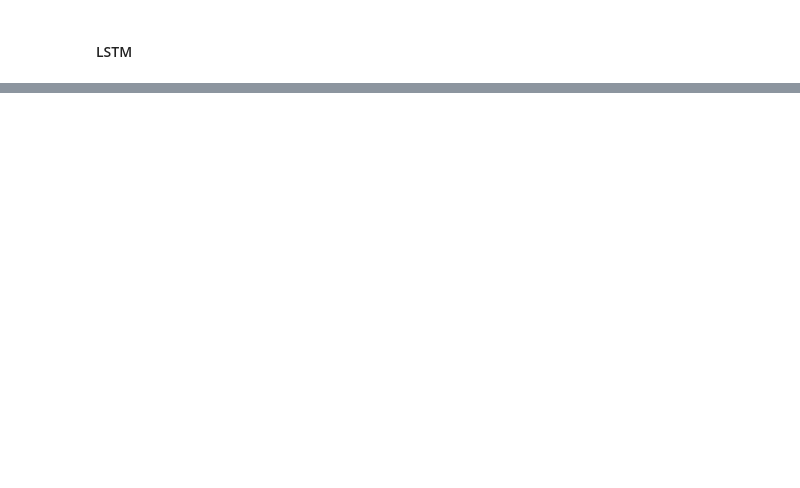
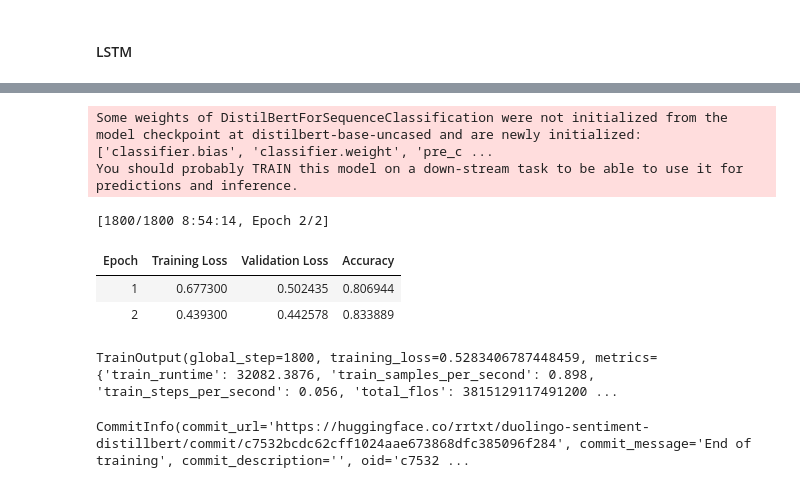
Before and after one commit to rrtxt/Dicoding-Sentiment-Analysis, a Jupyter notebook: model.ipynb, the cells around one changed output, grey strips where cells are left out. Drawn from its saved outputs; the diff is of its cells as text; code cells hidden in the pictures; blank space fills up the shorter version.

```diff
--- a/model.ipynb
+++ b/model.ipynb
@@ -609,0 +842,3 @@ Test Accuracy: 0.8669
+# %%
+id2label = {0: "negative", 1: "neutral", 2: "positive"}
+label2id = {"negative": 0, "neutral": 1, "positive": 2}
@@ -609,0 +855,14 @@ Test Accuracy: 0.8669
+# %%
+from datasets import Dataset
+
+# Combine text and label
+train_data = Dataset.from_dict({"text": x_train, "label": y_train})
+test_data = Dataset.from_dict({"text": x_test, "label": y_test})
+
+# Tokenize
+tokenized_train = train_data.map(lambda x: tokenizer(x["text"], padding="max_length", truncation=True), batched=True)
+tokenized_test = test_data.map(lambda x: tokenizer(x["text"], padding="max_length", truncation=True), batched=True)
+
+# Set format for PyTorch
+tokenized_train.set_format("torch", columns=["input_ids", "attention_mask", "label"])
+tokenized_test.set_format("torch", columns=["input_ids", "attention_mask", "label"])
@@ -609,0 +881,44 @@ Test Accuracy: 0.8669
+# %%
+model = AutoModelForSequenceClassification.from_pretrained(
+    "distilbert-base-uncased",
+    num_labels=3,
+    id2label=id2label,
+    label2id=label2id
+)
+
+training_args = TrainingArguments(
+    output_dir="duolingo-sentiment-distillbert",
+    learning_rate=2e-5,
+    per_device_train_batch_size=16,
+    per_device_eval_batch_size=16,
+    num_train_epochs=2,
+    weight_decay=0.01,
+    eval_strategy="epoch",
+    save_strategy="epoch",
+    load_best_model_at_end=True,
+    push_to_hub=True,
+)
+
+trainer = Trainer(
+    model=model,
+    args=training_args,
+    train_dataset=tokenized_train,
+    eval_dataset=tokenized_test,
+    processing_class=tokenizer,
+    data_collator=None,
+    compute_metrics=compute_metrics,
+)
+
+trainer.train()
+# %% [output]
+Some weights of DistilBertForSequenceClassification were not initialized from the model checkpoint at distilbert-base-uncased and are newly initialized: ['classifier.bias', 'classifier.weight', 'pre_c ...
+You should probably TRAIN this model on a down-stream task to be able to use it for predictions and inference.
+[1800/1800 8:54:14, Epoch 2/2]
+| Epoch | Training Loss | Validation Loss | Accuracy |
+| 1 | 0.677300 | 0.502435 | 0.806944 |
+| 2 | 0.439300 | 0.442578 | 0.833889 |
+TrainOutput(global_step=1800, training_loss=0.5283406787448459, metrics={'train_runtime': 32082.3876, 'train_samples_per_second': 0.898, 'train_steps_per_second': 0.056, 'total_flos': 3815129117491200 ...
+# %%
+trainer.push_to_hub()
+# %% [output]
+CommitInfo(commit_url='https://huggingface.co/rrtxt/duolingo-sentiment-distillbert/commit/c7532bcdc62cff1024aae673868dfc385096f284', commit_message='End of training', commit_description='', oid='c7532 ...
```
Also changed, not shown: parts of 33 cells of this notebook, 6 other files.
